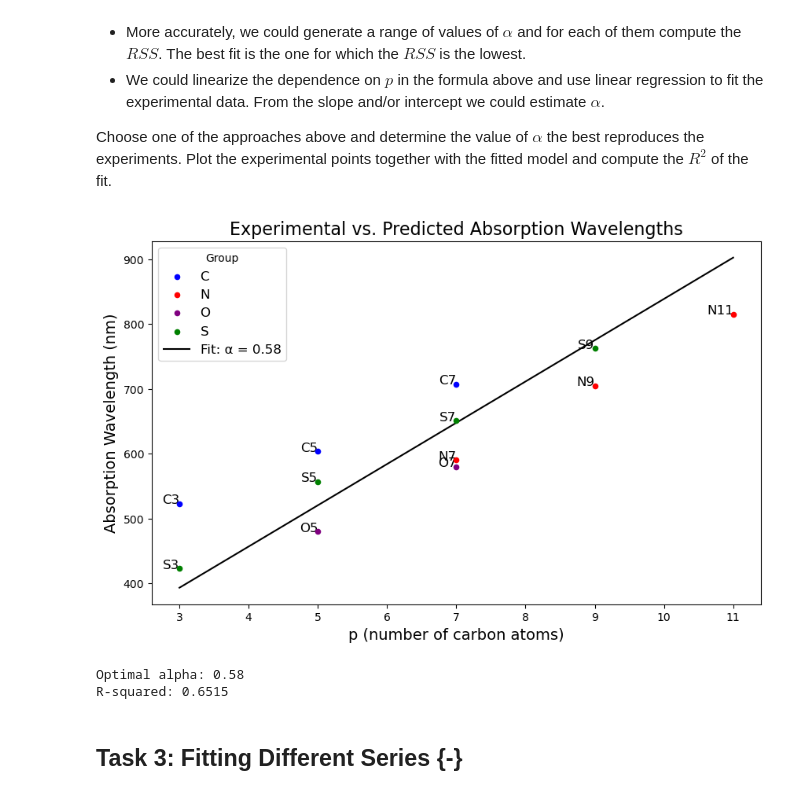
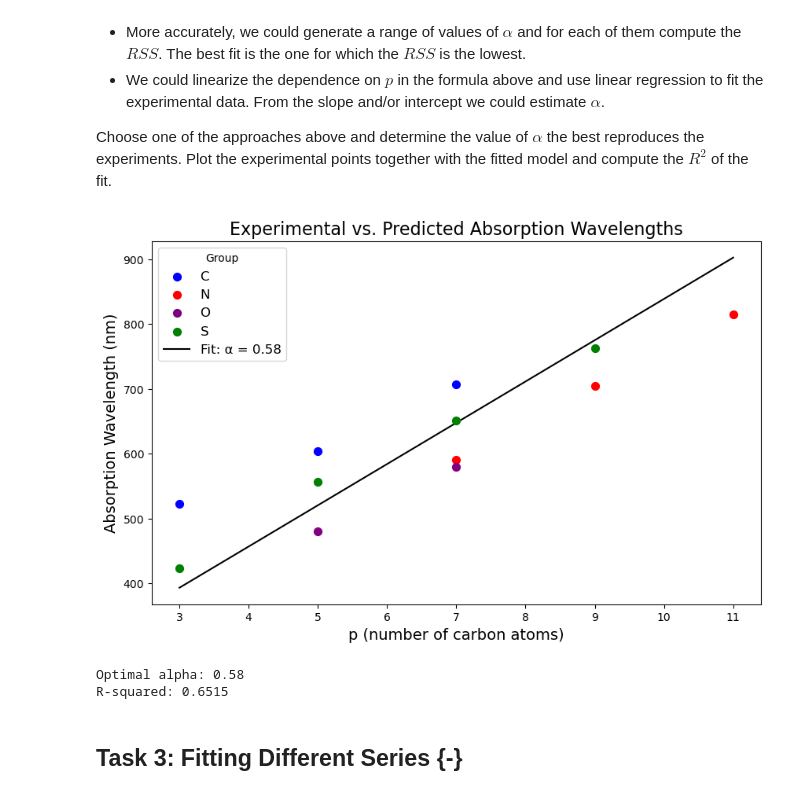
Before and after one commit to DavidShreve/PChemLab, a Jupyter notebook: ParticleBox_Worksheet.ipynb, the cells around one changed output. Cells and saved outputs as stored; diff of their text form; code cells hidden in the pictures.

```diff
--- a/ParticleBox_Worksheet.ipynb
+++ b/ParticleBox_Worksheet.ipynb
@@ -153,38 +153,35 @@ dyes_data['lambda_FE'] = dyes_data['p'].apply(lambda x: lambda_FE(x, optimal_alp
 # Set up the plot
 plt.figure(figsize=(10, 6))
 
 # Define colors for each group
 colors = {'C': 'blue', 'N': 'red', 'S': 'green', 'O': 'purple'}
 
 # Plot each group with different colors
 for group, group_data in dyes_data.groupby('group'):
-    plt.scatter(group_data['p'], group_data['lambda_exp'], label=group, color=colors[group], s=20, zorder=5)
-    # Label each point
-    for i, row in group_data.iterrows():
-        plt.text(row['p'], row['lambda_exp'], row['label'], fontsize=12, ha='right')
+    plt.scatter(group_data['p'], group_data['lambda_exp'], label=group, color=colors[group], s=50, zorder=5)
 
 # Plot the trendline with the optimal alpha
 p_values = np.linspace(min(dyes_data['p']), max(dyes_data['p']), 100)
 lambda_FE_values = lambda_FE(p_values, optimal_alpha)
 plt.plot(p_values, lambda_FE_values, color='black', label=f'Fit: α = {optimal_alpha:.2f}')
 
 # Adding labels, title, and legend
 plt.xlabel('p (number of carbon atoms)', fontsize=14)
 plt.ylabel('Absorption Wavelength (nm)', fontsize=14)
 plt.title('Experimental vs. Predicted Absorption Wavelengths', fontsize=16)
 plt.legend(title='Group', fontsize=12)
 
 # Show the plot
 plt.show()
 
 # Print the optimal alpha and R-squared value
 rss = compute_rss(optimal_alpha, dyes_data)
 tss = np.sum((dyes_data['lambda_exp'] - dyes_data['lambda_exp'].mean())**2)
 r_squared = 1 - rss / tss
 print(f"Optimal alpha: {optimal_alpha:.2f}")
 print(f"R-squared: {r_squared:.4f}")
 # %% [output]
-[figure, old version]
+[figure, new version]
 Optimal alpha: 0.58
 R-squared: 0.6515
 # %% [markdown]
```
